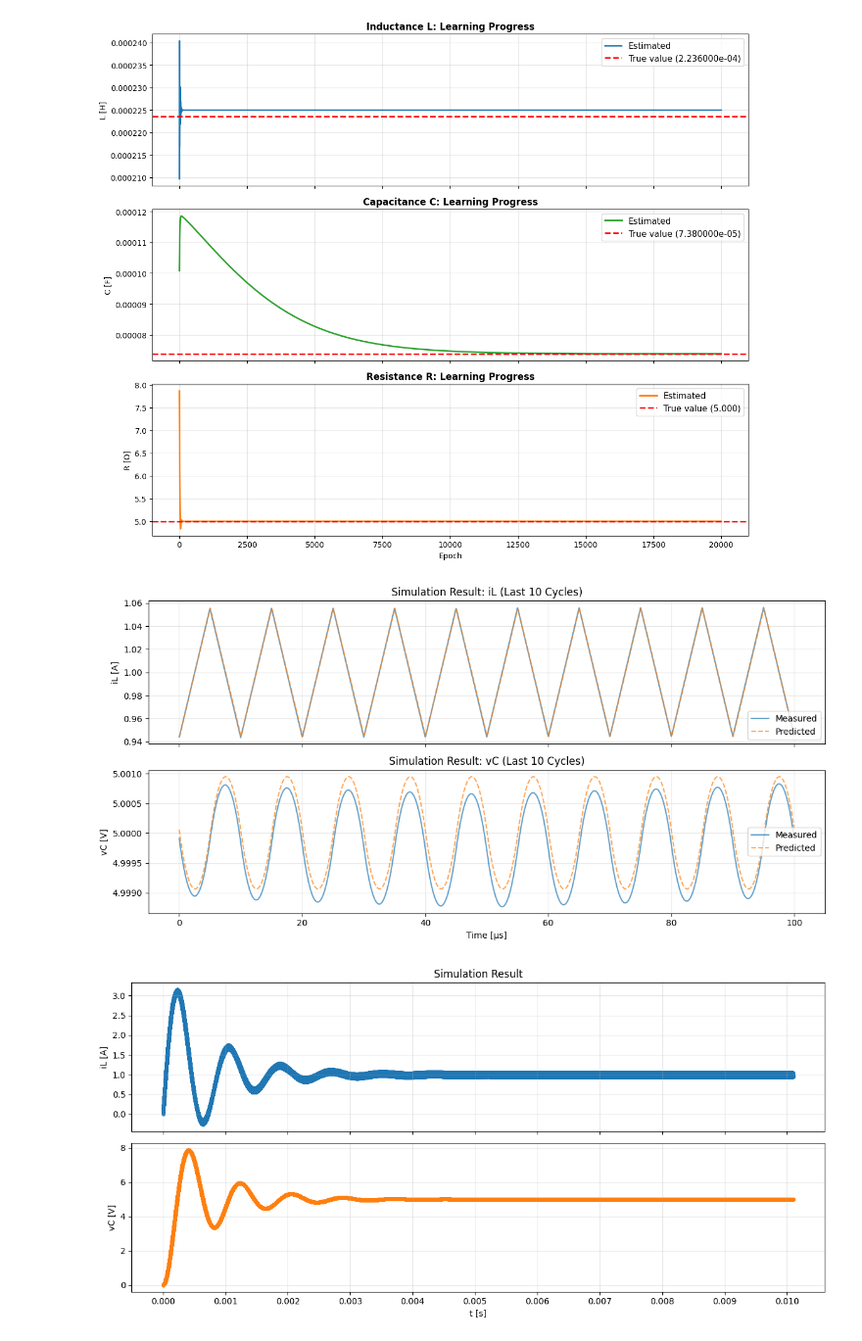
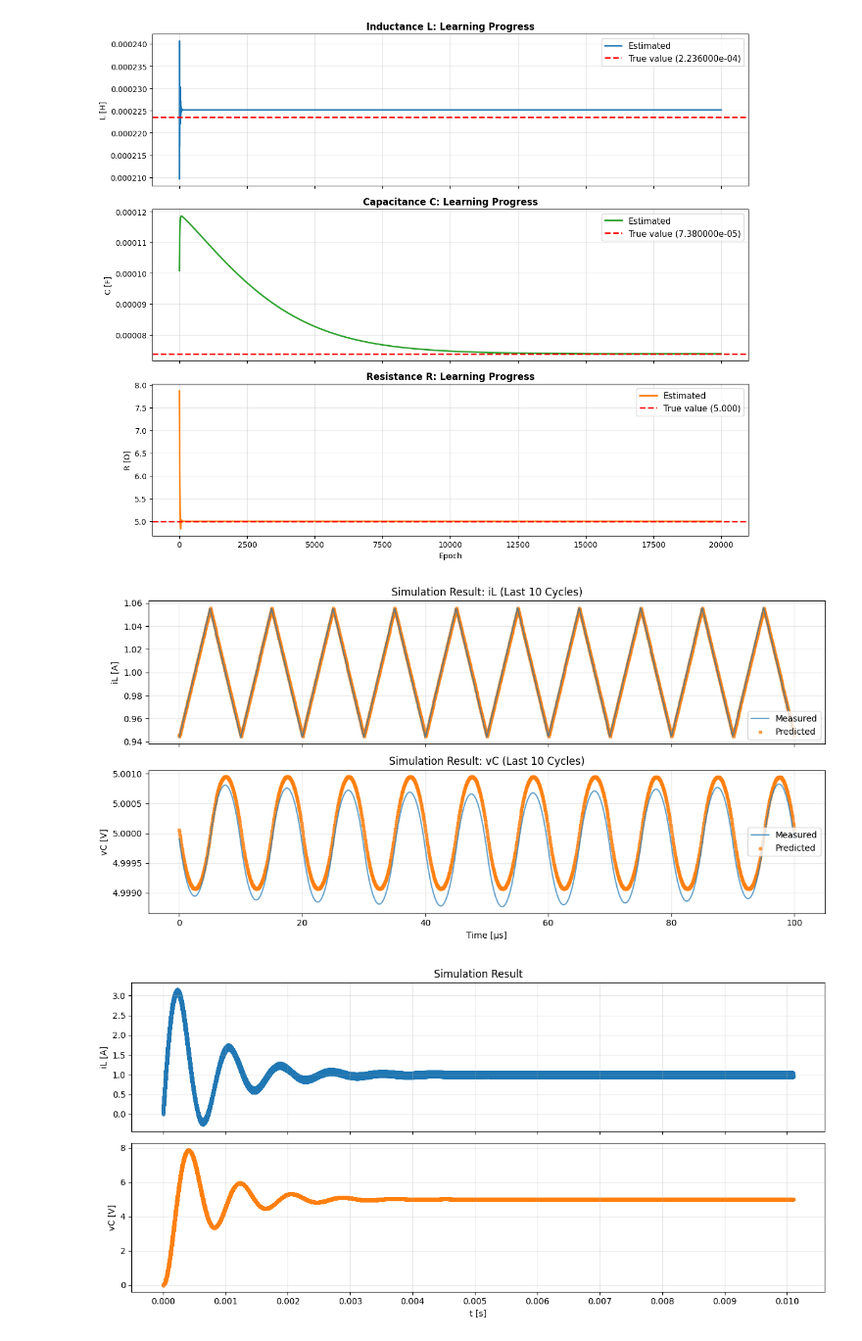
Before and after one commit to University-Laboratory/rnn-pann, a Jupyter notebook: actual_machine_notebooks/note4/note.ipynb, the cells around one changed output. Shown at 98% size. Cells and saved outputs as stored; diff of their text form; code cells hidden in the pictures.

```diff
--- a/actual_machine_notebooks/note4/note.ipynb
+++ b/actual_machine_notebooks/note4/note.ipynb
@@ -35,7 +35,11 @@ keep_log: bool = False
 
 @dataclass(frozen=True)
 class Params:
-    data_path: str = path_list.path3
+    # data_path: str = path_list.path3
+    data_path: str = (
+        "../../data/buck_sim_Vin10.0_Vref5.0_fs100000.0_ppc1000_cyc1000/"
+        "buck_sim_Vin10.0_Vref5.0_fs100000.csv"
+    )
 
     # 真値パラメータ
     L_true: float = 223.6e-6
@@ -96,28 +100,20 @@ if keep_log:
 3. ノイズのクリッピング
 4. train, valid, test に分割
 # %%
-# 実機データの読み込み
+# データの読み込み
+is_meas = params.data_path == path_list.path3
 t_raw, iL_raw, vC_raw = load_data(
     path=params.data_path,
+    skiprows=20 if is_meas else 0,
     downsample_step=1,  # ダウンスケールしない
     T=params.T,
     cycles=params.cycles,
-    iL_label="CH2",
-    vC_label="CH1",
+    start_time_offset=5e-7 if is_meas else 0,
+    time_label="TIME" if is_meas else "t",
+    iL_label="CH2" if is_meas else "iL",
+    vC_label="CH1" if is_meas else "vC",
 )
 
-# シミュレーションデータ
-t_raw, iL_raw, vC_raw = load_data(
-    path="../../data/buck_sim_Vin10.0_Vref5.0_fs100000.0_ppc1000_cyc1000/buck_sim_Vin10.0_Vref5.0_fs100000.csv",
-    skiprows=0,
-    downsample_step=1,  # ダウンスケールしない
-    T=params.T,
-    cycles=params.cycles,
-    start_time_offset=0,
-    time_label="t",
-    iL_label="iL",
-    vC_label="vC",
-)
 
 # ダウンサンプリング
 downsample_step = len(t_raw) // (params.samples_per_cycle * params.cycles)
@@ -441,35 +437,35 @@ with torch.no_grad():
         h_current = buck_converter_cell(h_sim[-1], x_tensor[j : j + 1])
         h_sim.append(h_current)
 
 h_sim_tensor = torch.cat(h_sim, dim=0)  # shape: (T+1, 2) みたいになる
 iL_sim = h_sim_tensor[:, 0]
 vC_sim = h_sim_tensor[:, 1]
 
 # グラフ表示
 fig, ax = plot_compare_tail(
     t_downsampled,
     iL_clipped,
     vC_clipped,
     "Measured",
     t_sim,
     iL_sim,
     vC_sim,
     "Predicted",
     T=params.T,
     title="Simulation Result",
-    # N_cycles=20,
+    style2="scatter",
 )
 
 
 if keep_log:
     save_figure_to_log(
         fig,
         "all_prediction",
         result_dir,
         f"シミュレーション結果(0から{params.cycles_sim}周期までシミュレーションし、定常箇所と実機のデータの比較)",
     )
 # %% [output]
-[figure, old version]
+[figure, new version]
 # %%
 fig_list = plot_iLvC(
     t_sim,
```
Also changed, not shown: parts of 9 cells of this notebook, 1 other file.
